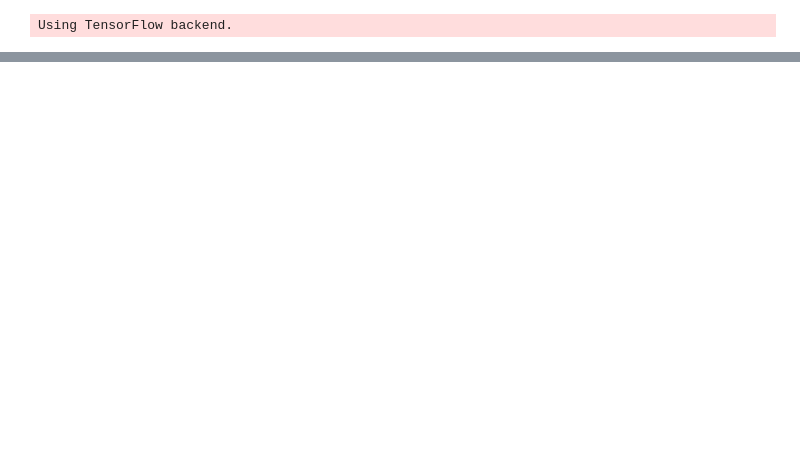
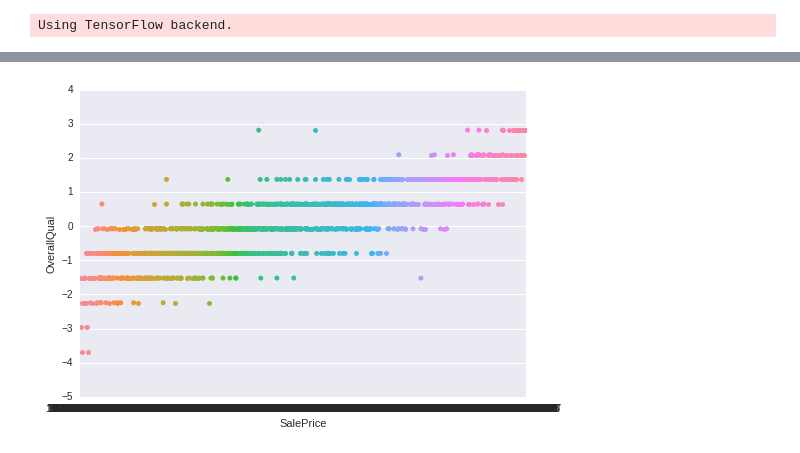
Before and after one commit to MizioAnd/HousePrices, a Jupyter notebook: house_prices.ipynb, the cells around one changed output, grey strips where cells are left out. Drawn from its saved outputs; the diff is of its cells as text; code cells hidden in the pictures; blank space fills up the shorter version.

```diff
--- a/house_prices.ipynb
+++ b/house_prices.ipynb
@@ -967,0 +524,16 @@ SCORE XGBRegressor train data:--------------------------------------------------
+# %%
+        # Categorical plot with seaborn
+        is_categorical_plot = 1
+        if is_categorical_plot:
+            # sns.countplot(y='MSZoning', hue='MSSubClass', data=df, palette='Greens_d')
+            # plt.show()
+            # sns.stripplot(x='SalePrice', y='MSZoning', data=df, jitter=True, hue='LandContour')
+            # plt.show()
+            # sns.boxplot(x='SalePrice', y='MSZoning', data=df, hue='MSSubClass')
+            # plt.show()
+
+            plt.figure()
+            sns.stripplot(x='SalePrice', y='OverallQual', data=df, jitter=True)
+            plt.show()
+# %% [output]
+[figure, added]
```
Also changed, not shown: parts of 25 cells of this notebook.
